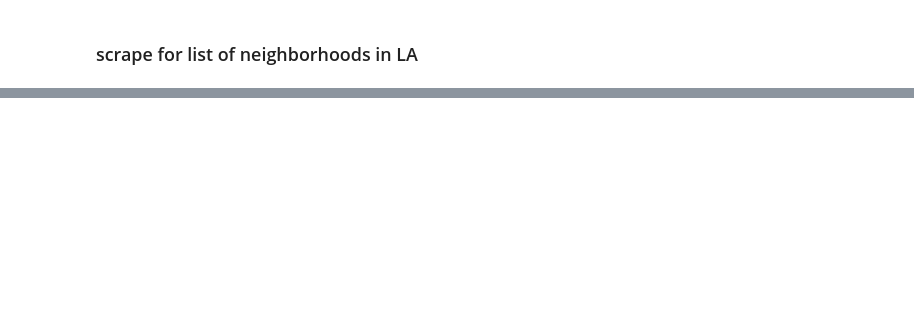
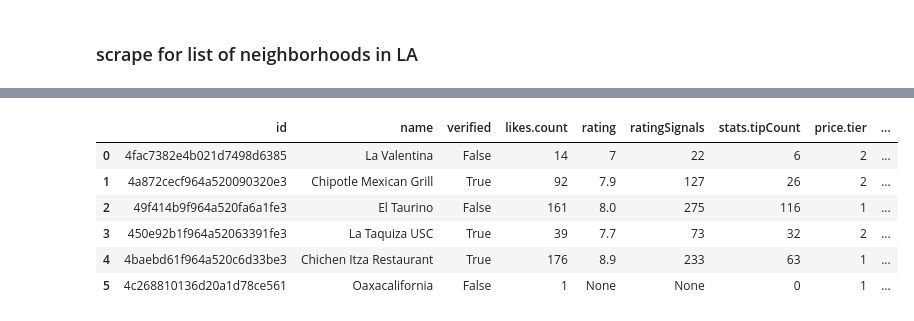
Before and after one commit to undeadcycle/applied_data_science_capstone, a Jupyter notebook: Business_Market_Analysis.ipynb, the cells around one changed output, grey strips where cells are left out. Cells and saved outputs as stored; diff of their text form; code cells hidden in the pictures; blank space fills up the shorter version.

```diff
--- a/Business_Market_Analysis.ipynb
+++ b/Business_Market_Analysis.ipynb
@@ -210,0 +793,12 @@ ___
+# %%
+dfxxx.reset_index(inplace=True, drop=True)
+
+dfxxx
+# %% [output]
+|  | id | name | verified | likes.count | rating | ratingSignals | stats.tipCount | price.tier | ... |
+| 0 | 4fac7382e4b021d7498d6385 | La Valentina | False | 14 | 7 | 22 | 6 | 2 | ... |
+| 1 | 4a872cecf964a520090320e3 | Chipotle Mexican Grill | True | 92 | 7.9 | 127 | 26 | 2 | ... |
+| 2 | 49f414b9f964a520fa6a1fe3 | El Taurino | False | 161 | 8.0 | 275 | 116 | 1 | ... |
+| 3 | 450e92b1f964a52063391fe3 | La Taquiza USC | True | 39 | 7.7 | 73 | 32 | 2 | ... |
+| 4 | 4baebd61f964a520c6d33be3 | Chichen Itza Restaurant | True | 176 | 8.9 | 233 | 63 | 1 | ... |
+| 5 | 4c268810136d20a1d78ce561 | Oaxacalifornia | False | 1 | None | None | 0 | 1 | ... |
```
Also changed, not shown: parts of 149 cells of this notebook.
